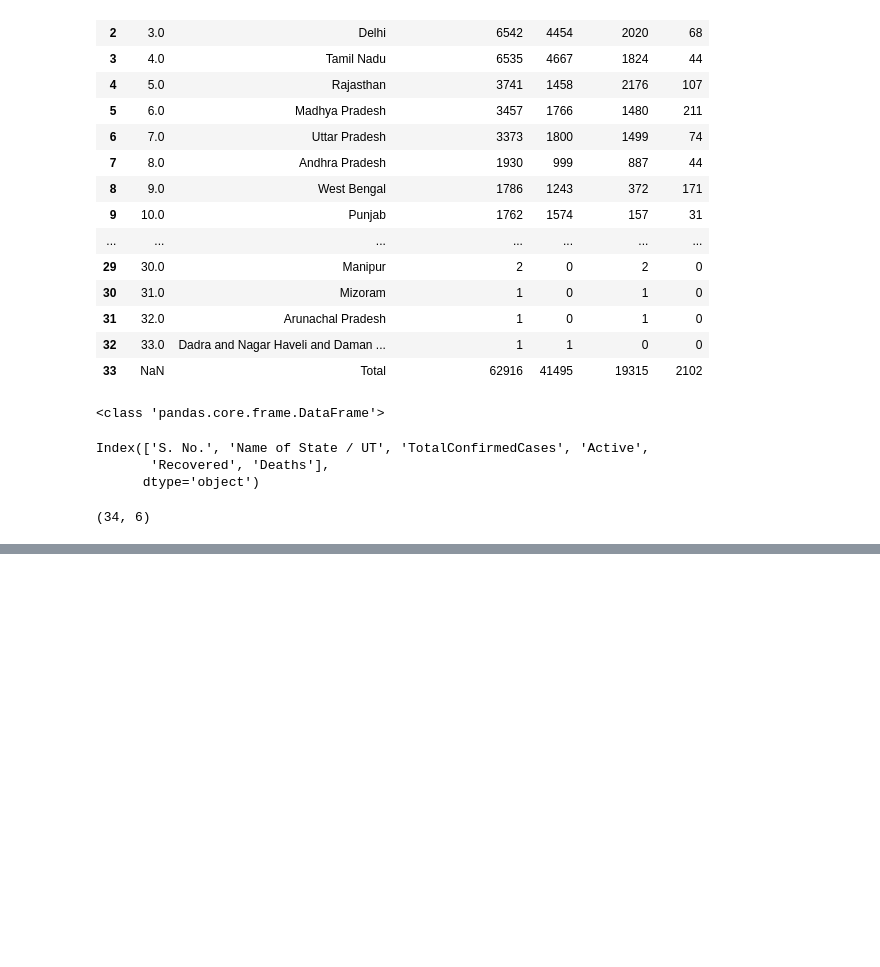
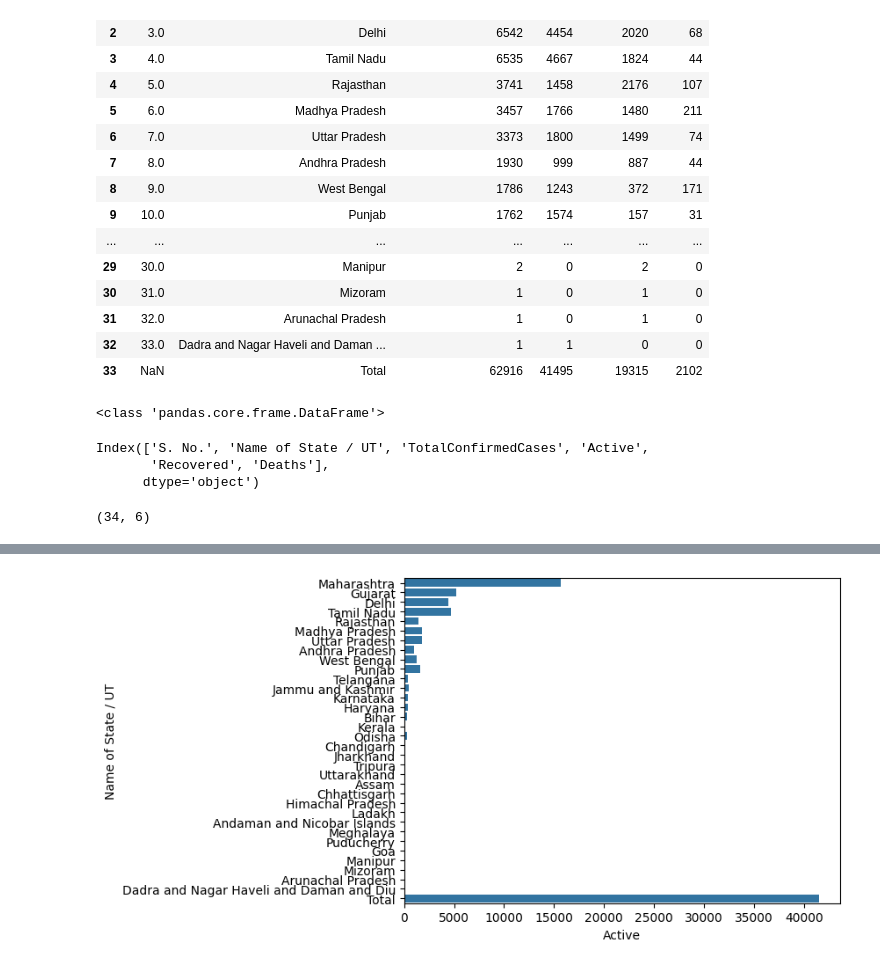
Before and after one commit to ompatel420/ML-Practicals, a Jupyter notebook: ML_P1.ipynb, the cells around one changed output, grey strips where cells are left out. Saved outputs shown, nothing was run; the diff lists cells and outputs as text; code cells hidden in the pictures; blank space fills up the shorter version.

```diff
--- a/ML_P1.ipynb
+++ b/ML_P1.ipynb
@@ -166,0 +269,3 @@ df4.sample(2)
+# %%
+df4['total']=df4['Active']+df4['Recovered']+df4['Deaths']
+df4.sample(5)
@@ -166,0 +306,7 @@ df4.sample(2)
+# %%
+import matplotlib.pyplot as plt
+import seaborn as sns
+ay=sns.barplot(y=df4["Name of State / UT"],x=df4["Active"])
+plt.show()
+# %% [output]
+[figure, added]
```
Also changed, not shown: parts of 15 cells of this notebook.
